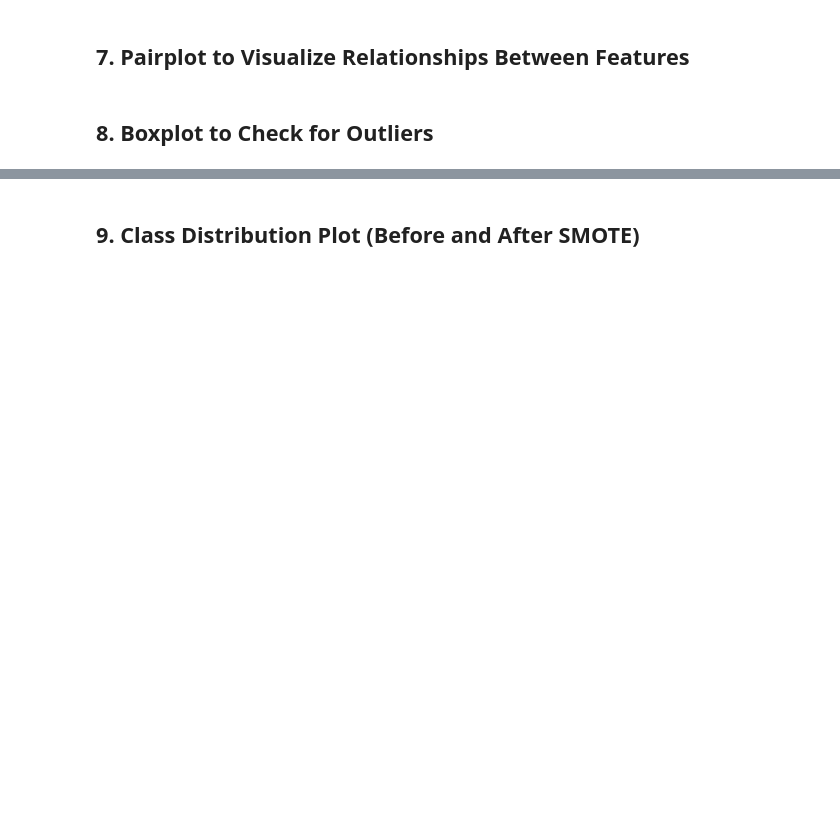
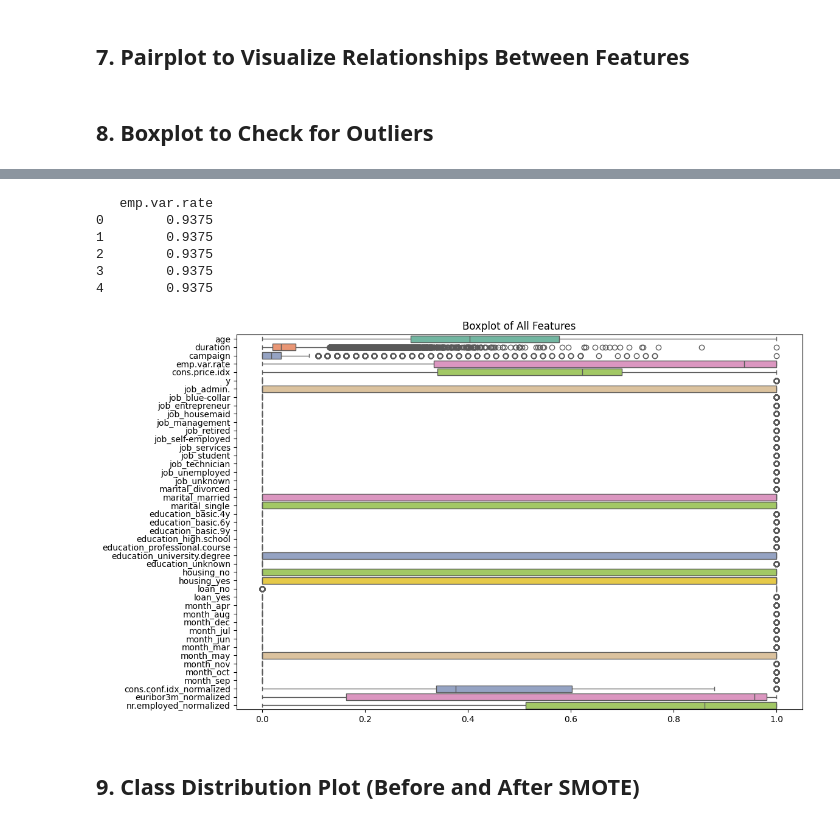
Before and after one commit to vihanga-induwara/CM2604-CW-Bank-Marketing, a Jupyter notebook: Bank Marketing.ipynb, the cells around one changed output, grey strips where cells are left out. Saved outputs shown, nothing was run; the diff lists cells and outputs as text; code cells hidden in the pictures; blank space fills up the shorter version.

```diff
--- a/Bank Marketing.ipynb
+++ b/Bank Marketing.ipynb
@@ -1557,3 +1587,35 @@ plt.show()
+# %%
+from sklearn.preprocessing import MinMaxScaler
+
+# Create the scaler
+scaler = MinMaxScaler()
+
+# Reshape the data to 2D (required by the scaler)
+emp_var_rate = data[['emp.var.rate']].values
+
+# Fit and transform the data
+emp_var_rate_scaled = scaler.fit_transform(emp_var_rate)
+
+# Replace the original column with the normalized values
+data['emp.var.rate'] = emp_var_rate_scaled
+
+# Display the first few rows of the updated dataset
+print(data[['emp.var.rate']].head())
+# %% [output]
+   emp.var.rate
+0        0.9375
+1        0.9375
+2        0.9375
+3        0.9375
+4        0.9375
+# %%
+# After orrected emp_var_rate_scaled
+plt.figure(figsize=(12, 8))
+sns.boxplot(data=data, orient='h', palette='Set2')
+plt.title("Boxplot of All Features")
+plt.show()
+# %% [output]
+[figure, added]
 # %% [markdown]
 ## **9. Class Distribution Plot (Before and After SMOTE)**
 # %%
```
Also changed, not shown: parts of 45 cells of this notebook.
